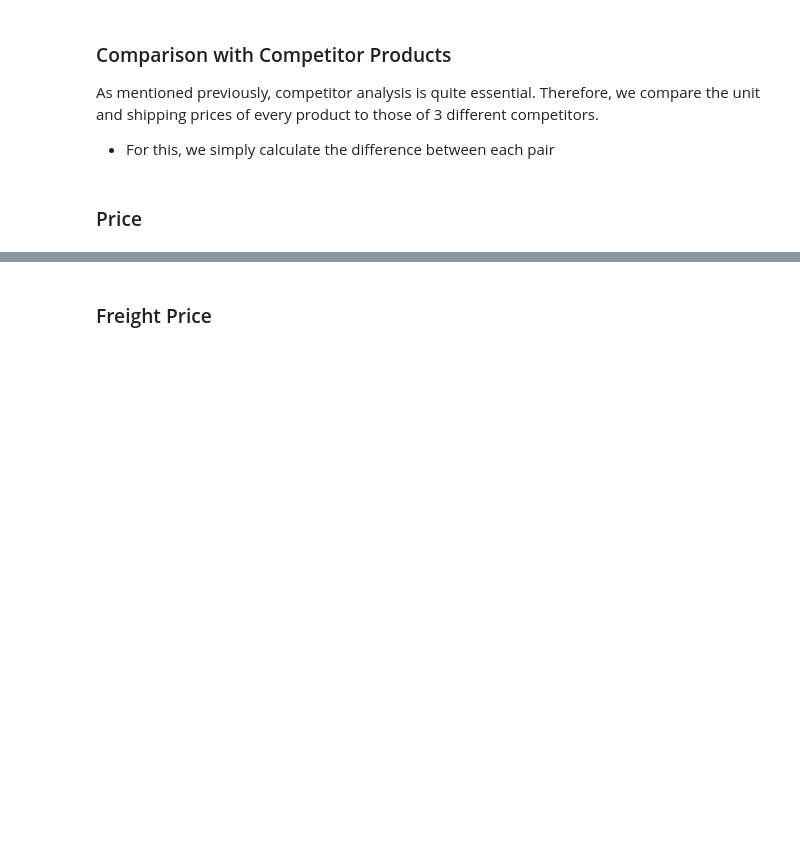
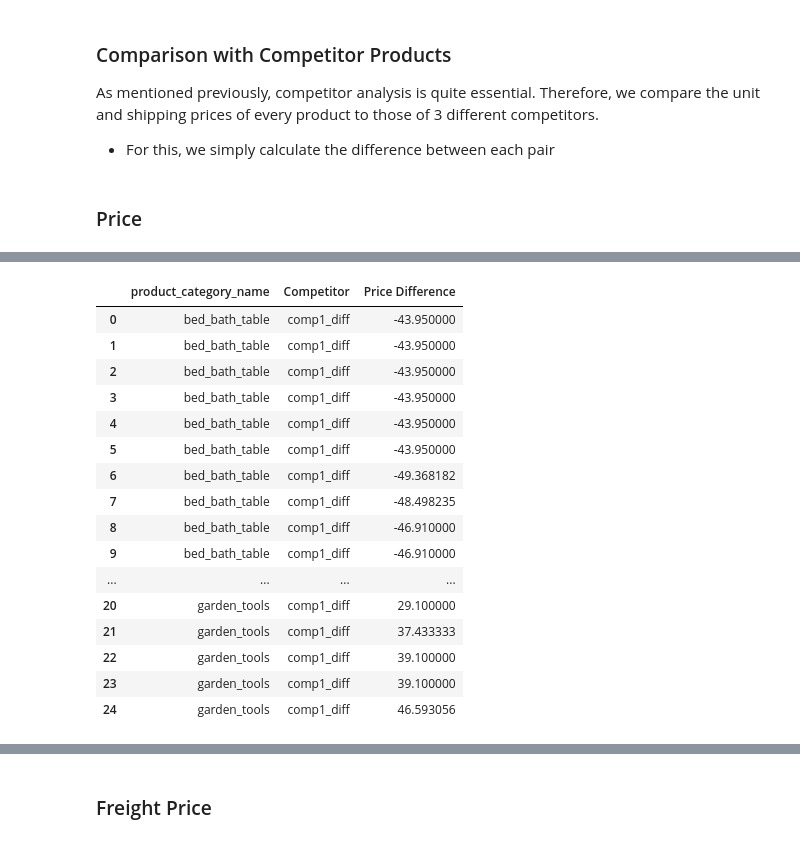
Before and after one commit to lggvu/BA-Project, a Jupyter notebook: eda/retail-price-optimization.ipynb, the cells around one changed output, grey strips where cells are left out. Cells and saved outputs as stored; diff of their text form; code cells hidden in the pictures; blank space fills up the shorter version.

```diff
--- a/eda/retail-price-optimization.ipynb
+++ b/eda/retail-price-optimization.ipynb
@@ -353,0 +355,20 @@ plt.show()
+# %%
+df_melted.head(25)
+# %% [output]
+|  | product_category_name | Competitor | Price Difference |
+| 0 | bed_bath_table | comp1_diff | -43.950000 |
+| 1 | bed_bath_table | comp1_diff | -43.950000 |
+| 2 | bed_bath_table | comp1_diff | -43.950000 |
+| 3 | bed_bath_table | comp1_diff | -43.950000 |
+| 4 | bed_bath_table | comp1_diff | -43.950000 |
+| 5 | bed_bath_table | comp1_diff | -43.950000 |
+| 6 | bed_bath_table | comp1_diff | -49.368182 |
+| 7 | bed_bath_table | comp1_diff | -48.498235 |
+| 8 | bed_bath_table | comp1_diff | -46.910000 |
+| 9 | bed_bath_table | comp1_diff | -46.910000 |
+| ... | ... | ... | ... |
+| 20 | garden_tools | comp1_diff | 29.100000 |
+| 21 | garden_tools | comp1_diff | 37.433333 |
+| 22 | garden_tools | comp1_diff | 39.100000 |
+| 23 | garden_tools | comp1_diff | 39.100000 |
+| 24 | garden_tools | comp1_diff | 46.593056 |
```
Also changed, not shown: parts of 5 cells of this notebook, 26 other files.
